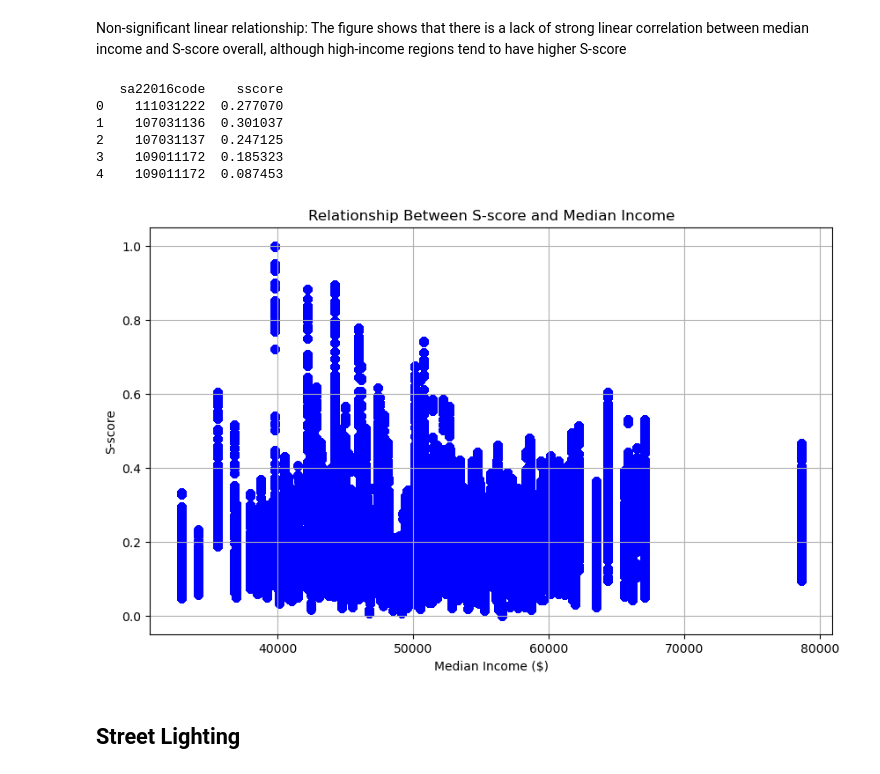
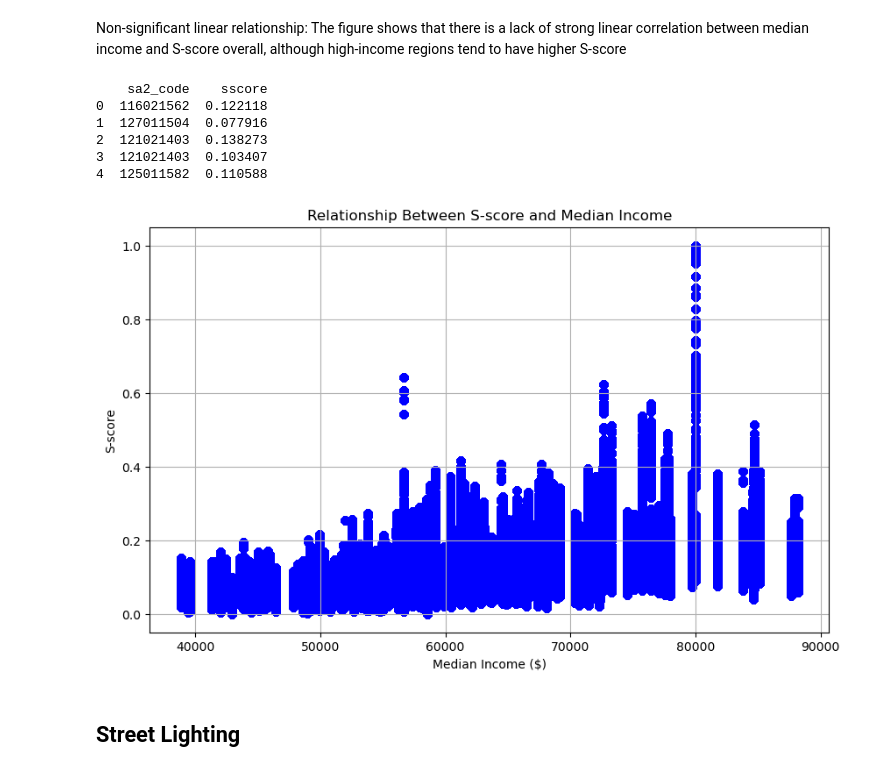
Before and after one commit to JKPegasus/DATA2001-Project, a Jupyter notebook: project/assignment.ipynb, the cells around one changed output. Drawn from its saved outputs; the diff is of its cells as text; code cells hidden in the pictures.

```diff
--- a/project/assignment.ipynb
+++ b/project/assignment.ipynb
@@ -873,3 +886,17 @@ SET score = 1 / (1 + EXP(-(
 This part is generated by teammate WENWEI LU, I collected the data from AURIN and the data is about the property, the average rent from different area.
 # %% [markdown]
 ### Clean the data and create the table in database
+# %%
+sydney = db.execute('''
+SELECT
+    sa2_code
+    sa2_name
+FROM
+    sa2
+WHERE gcc_code = '1GSYD'
+''')
+
+for row in sydney:
+    print(row)
+
+sydney_sa2_codes = [row['sa2_code'] for row in sydney]
@@ -910,7 +970,7 @@ property_data.to_sql('property', con=db, index=False, if_exists='replace')
 Zproperty = db.execute('''
 WITH price_stats AS (
     SELECT
-        sa22016code,
+        sa2_code,
         for_rent_home_lease_averageprice,
         AVG(for_rent_home_lease_averageprice) OVER() AS avg_price,
         STDDEV(for_rent_home_lease_averageprice) OVER() AS std_price
@@ -919,8 +979,8 @@ WITH price_stats AS (
 )
 
 SELECT
-    sa22016code,
-    (for_rent_home_lease_averageprice - avg_price) / NULLIF(std_price, 0) AS zscore
+    sa2_code,
+    (for_rent_home_lease_averageprice - avg_price) / NULLIF(std_price, 0) AS zproperty
 FROM
     price_stats;
 ''')
@@ -951,7 +1003,7 @@ for row in Zproperty:
 Sproperty = db.execute('''
 WITH price_range AS (
     SELECT
-        sa22016code,
+        sa2_code,
         for_rent_home_lease_averageprice,
         MIN(for_rent_home_lease_averageprice) OVER() AS min_price,
         MAX(for_rent_home_lease_averageprice) OVER() AS max_price
@@ -960,7 +1012,7 @@ WITH price_range AS (
 )
 
 SELECT
-    sa22016code,
+    sa2_code,
     (for_rent_home_lease_averageprice - min_price) / NULLIF((max_price - min_price), 0) AS sscore
 FROM
     price_range;
@@ -970,7 +1022,7 @@ FROM
 data_list = []
 for row in Sproperty:
     data_list.append({
-        'sa22016code': row['sa22016code'],
+        'sa2_code': row['sa2_code'],
         'sscore': row['sscore']
     })
 
@@ -996,37 +1054,37 @@ Non-significant linear relationship: The figure shows that there is a lack of st
 # %%
 query = """
 SELECT
-    p.sa22016code,
+    p.sa2_code,
     i.median_income
 FROM
     property p
 JOIN
-    income i ON CAST(p.sa22016code AS VARCHAR) = CAST(i.sa2_code AS VARCHAR);
+    income i ON CAST(p.sa2_code AS VARCHAR) = CAST(i.sa2_code AS VARCHAR);
 """
 
 # Execute the query and load into a DataFrame
 df2 = pd.read_sql(query, db)
-merged_df = pd.merge(df, df2, on='sa22016code', how='inner')
+merged_df = pd.merge(df, df2, on='sa2_code', how='inner')
 
 # Check the first few rows of the dataframe
 print(df.head())
 
 # Create a scatter plot to visualize the relationship between S-score and median income
 plt.figure(figsize=(10, 6))
 plt.scatter(merged_df['median_income'], merged_df['sscore'], alpha=0.5, color='blue')  # alpha for transparency
 plt.title('Relationship Between S-score and Median Income')
 plt.xlabel('Median Income ($)')
 plt.ylabel('S-score')
 plt.grid(True)
 plt.show()
 # %% [output]
-   sa22016code    sscore
-0    111031222  0.277070
-1    107031136  0.301037
-2    107031137  0.247125
-3    109011172  0.185323
-4    109011172  0.087453
+    sa2_code    sscore
+0  116021562  0.122118
+1  127011504  0.077916
+2  121021403  0.138273
+3  121021403  0.103407
+4  125011582  0.110588
-[figure, old version]
+[figure, new version]
 # %% [markdown]
 ## Street Lighting
 # %% [markdown]
```
Also changed, not shown: parts of 42 cells of this notebook, 2 other files.
